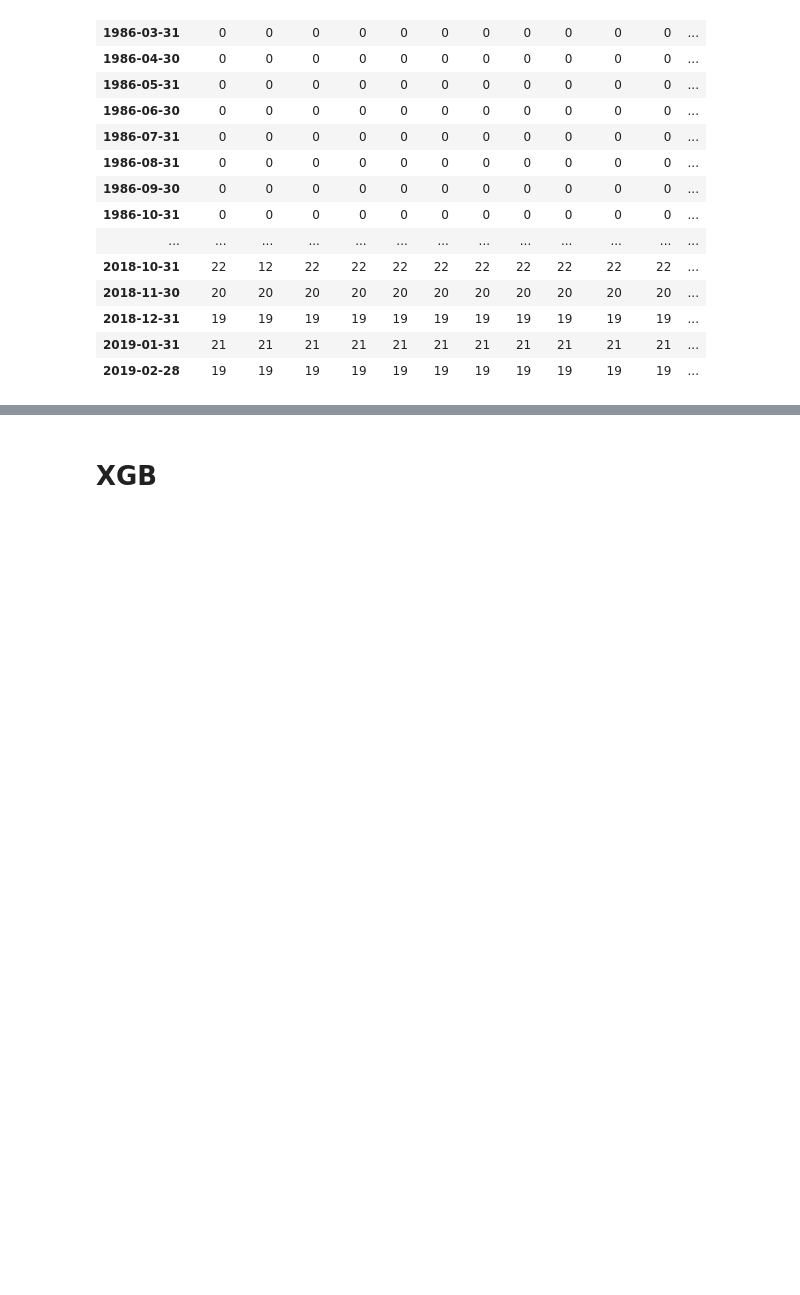
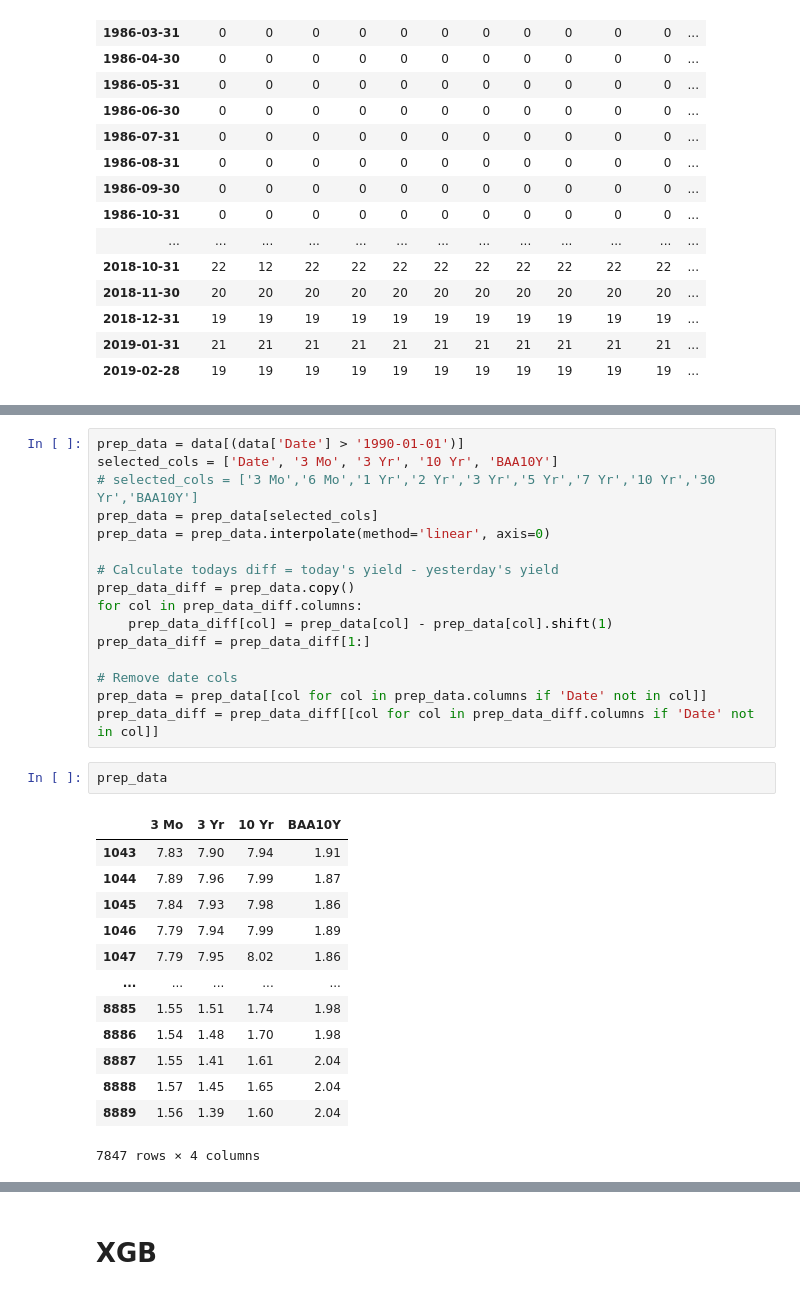
Before and after one commit to tomron27/fin_algs, a Jupyter notebook: HW1.ipynb, the cells around one changed output, grey strips where cells are left out. Drawn from its saved outputs; the diff is of its cells as text; blank space fills up the shorter version.

```diff
--- a/HW1.ipynb
+++ b/HW1.ipynb
@@ -269,0 +146,32 @@ import xgboost as xgb
+# %%
+prep_data = data[(data['Date'] > '1990-01-01')]
+selected_cols = ['Date', '3 Mo', '3 Yr', '10 Yr', 'BAA10Y']
+# selected_cols = ['3 Mo','6 Mo','1 Yr','2 Yr','3 Yr','5 Yr','7 Yr','10 Yr','30 Yr','BAA10Y']
+prep_data = prep_data[selected_cols]
+prep_data = prep_data.interpolate(method='linear', axis=0)
+
+# Calculate todays diff = today's yield - yesterday's yield
+prep_data_diff = prep_data.copy()
+for col in prep_data_diff.columns:
+    prep_data_diff[col] = prep_data[col] - prep_data[col].shift(1)
+prep_data_diff = prep_data_diff[1:]
+
+# Remove date cols
+prep_data = prep_data[[col for col in prep_data.columns if 'Date' not in col]]
+prep_data_diff = prep_data_diff[[col for col in prep_data_diff.columns if 'Date' not in col]]
+# %%
+prep_data
+# %% [output]
+|  | 3 Mo | 3 Yr | 10 Yr | BAA10Y |
+| 1043 | 7.83 | 7.90 | 7.94 | 1.91 |
+| 1044 | 7.89 | 7.96 | 7.99 | 1.87 |
+| 1045 | 7.84 | 7.93 | 7.98 | 1.86 |
+| 1046 | 7.79 | 7.94 | 7.99 | 1.89 |
+| 1047 | 7.79 | 7.95 | 8.02 | 1.86 |
+| ... | ... | ... | ... | ... |
+| 8885 | 1.55 | 1.51 | 1.74 | 1.98 |
+| 8886 | 1.54 | 1.48 | 1.70 | 1.98 |
+| 8887 | 1.55 | 1.41 | 1.61 | 2.04 |
+| 8888 | 1.57 | 1.45 | 1.65 | 2.04 |
+| 8889 | 1.56 | 1.39 | 1.60 | 2.04 |
+7847 rows × 4 columns
```
Also changed, not shown: parts of 103 cells of this notebook.
